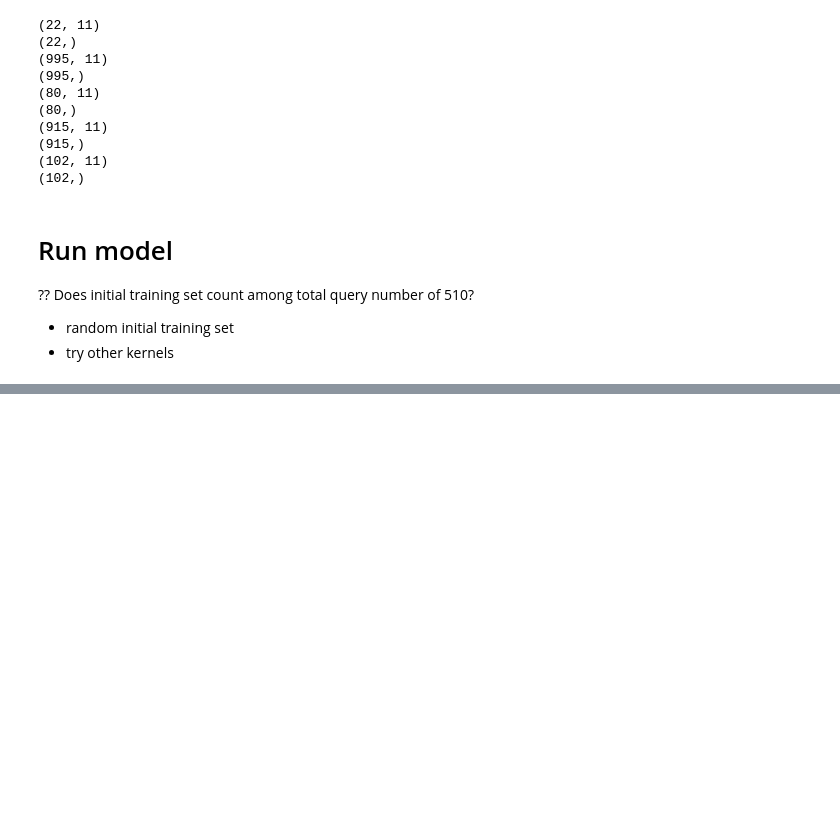
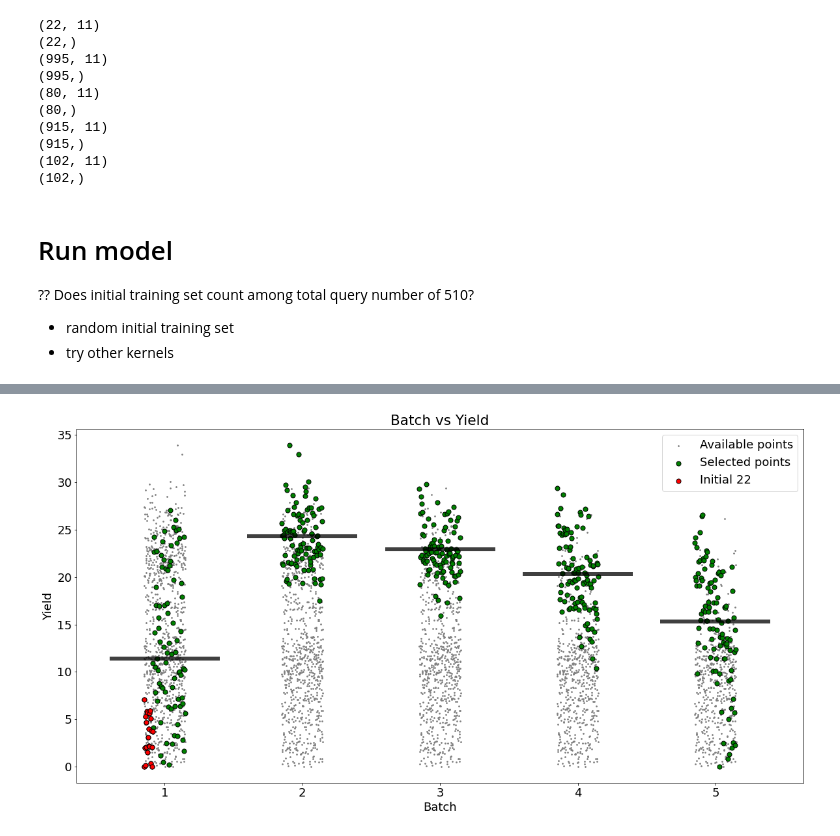
Before and after one commit to ryanquinnnelson/CMU-02750-Active-Learning-Guided-Protein-Production-Optimization, a Jupyter notebook: HW4_q2_ryann.ipynb, the cells around one changed output, grey strips where cells are left out. Drawn from its saved outputs; the diff is of its cells as text; code cells hidden in the pictures; blank space fills up the shorter version.

```diff
--- a/HW4_q2_ryann.ipynb
+++ b/HW4_q2_ryann.ipynb
@@ -407,0 +392,92 @@ plt.show()
+# %%
+plt.rcParams.update({'font.size': 18})
+plt.figure(figsize=(20,10))
+
+# plot points remaining at each step
+# batch 1
+X_batch, y_batch = data_sets[0]
+n_y_0 = len(y_batch)
+x_points_2 = plot_points(df_results, 1, n_y_0, 0.3)[n_y_0*0:]
+plt.scatter(x_points_2,
+            y_batch,
+            marker="o",
+            s=3,
+            color='gray',
+           label='Available points')
+
+# batch 2
+X_batch, y_batch = data_sets[1]
+n_y_1 = len(y_batch)
+x_points_2 = plot_points(df_results, 2, n_y_1, 0.3)[n_y_1*1:]
+plt.scatter(x_points_2,
+            y_batch,
+            marker="o",
+            s=3,
+            color='gray')
+
+# batch 3
+X_batch, y_batch = data_sets[2]
+n_y_2 = len(y_batch)
+x_points_2 = plot_points(df_results, 3, n_y_2, 0.3)[n_y_2*2:]
+plt.scatter(x_points_2,
+            y_batch,
+            marker="o",
+            s=3,
+            color='gray')
+
+# batch 3
+X_batch, y_batch = data_sets[3]
+n_y_3 = len(y_batch)
+x_points_2 = plot_points(df_results, 4, n_y_3, 0.3)[n_y_3*3:]
+plt.scatter(x_points_2,
+            y_batch,
+            marker="o",
+            s=3,
+            color='gray')
+
+
+# batch 4
+X_batch, y_batch = data_sets[4]
+n_y_4 = len(y_batch)
+x_points_2 = plot_points(df_results, 5, n_y_4, 0.3)[n_y_4*4:]
+plt.scatter(x_points_2,
+            y_batch,
+            marker="o",
+            s=3,
+            color='gray')
+
+
+
+# plot selected points
+x_points = plot_points(df_results, n_batch+1, batch_size, 0.3)
+len(x_points)
+
+plt.scatter(x_points,
+            df_results['Yield'].tolist(),
+            marker="o",
+            s=50,
+            color='g',
+           edgecolor='k',
+           label='Selected points')
+
+plt.scatter(x_points[:22],
+            df_results['Yield'].tolist()[:22],
+            marker="o",
+            s=50,
+            color='r',
+           edgecolor='k',
+           label='Initial 22')
+
+
+plt.bar([1,2,3,4,5],
+        height=0.4,
+        bottom=mean_yields,
+        alpha=0.75,
+       color='k')
+plt.title('Batch vs Yield')
+plt.ylabel('Yield')
+plt.xlabel('Batch')
+plt.legend()
+plt.show()
+# %% [output]
+[figure, added]
```
Also changed, not shown: parts of 6 cells of this notebook.
